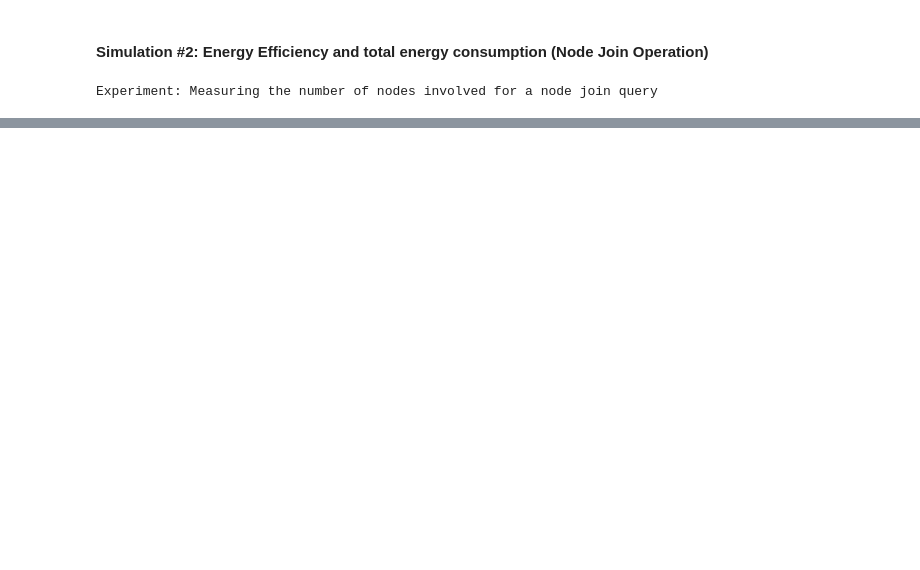
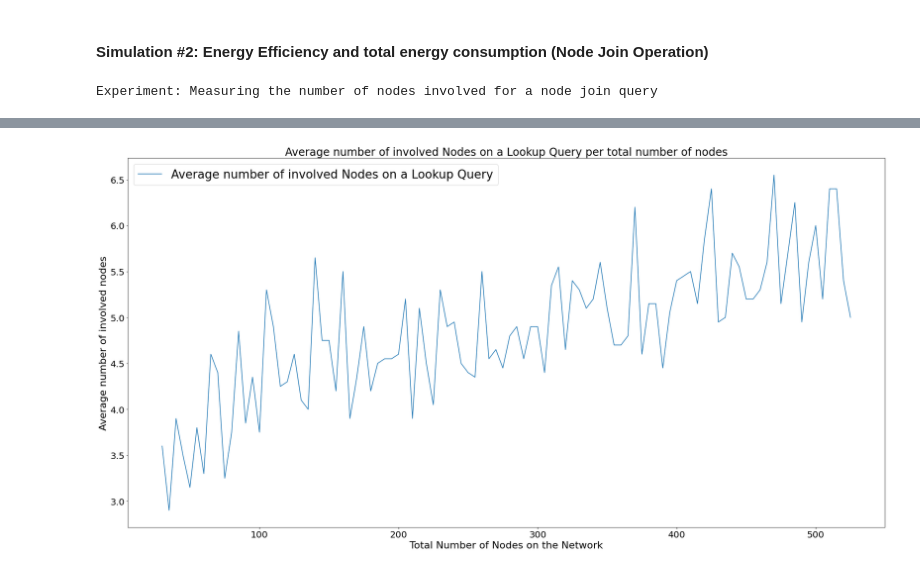
Before and after one commit to takis104/WiCHORD-chord-application-P2P-Wireless-Sensor-Network-IoT, a Jupyter notebook: WiCHORD-Plus-Simulator-Python/WiCHORD_Plus_Simulator.ipynb, the cells around one changed output, grey strips where cells are left out. Saved outputs shown, nothing was run; the diff lists cells and outputs as text; code cells hidden in the pictures; blank space fills up the shorter version.

```diff
--- a/WiCHORD-Plus-Simulator-Python/WiCHORD_Plus_Simulator.ipynb
+++ b/WiCHORD-Plus-Simulator-Python/WiCHORD_Plus_Simulator.ipynb
@@ -198,0 +471,4 @@ for total_nodes in range(minimum_nodes, maximum_nodes, step):
+# %%
+# Convert results array of dicts to Pandas DataFrame
+results_df = pd.DataFrame(results)
+results_df
@@ -198,0 +489,14 @@ for total_nodes in range(minimum_nodes, maximum_nodes, step):
+# %%
+# Show the plot/plots
+plt.plot(
+    results_df["Nodes"],
+    results_df["Avg_Num_of_Involved_Nodes"],
+    label="Average number of involved Nodes on a Lookup Query"
+)
+plt.ylabel("Average number of involved nodes", fontsize=22)
+plt.xlabel("Total Number of Nodes on the Network", fontsize=22)
+plt.title("Average number of involved Nodes on a Lookup Query per total number of nodes", fontsize=24)
+plt.legend(prop={'size': 26})
+plt.show()
+# %% [output]
+[figure, added]
```
Also changed, not shown: parts of 19 cells of this notebook.
